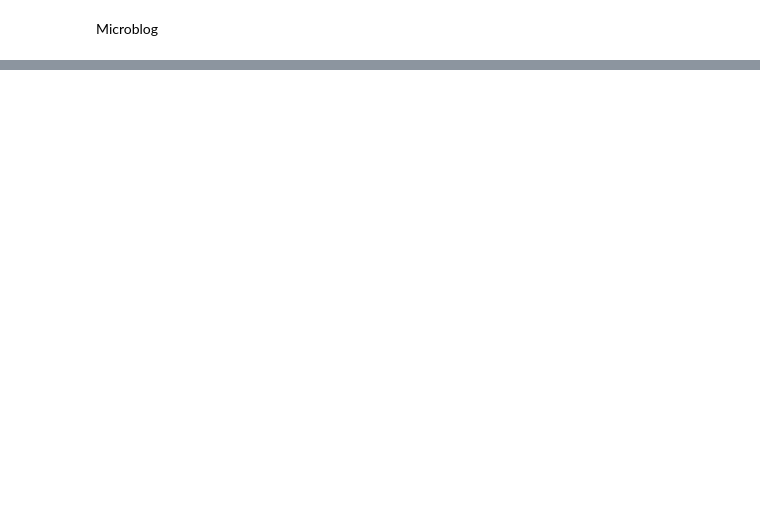
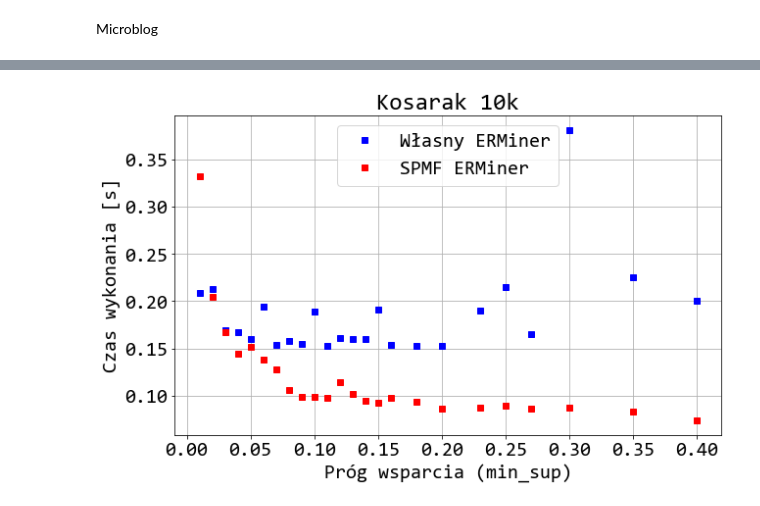
Before and after one commit to Jungliana/ERMiner, a Jupyter notebook: compare_results.ipynb, the cells around one changed output, grey strips where cells are left out. Drawn from its saved outputs; the diff is of its cells as text; code cells hidden in the pictures; blank space fills up the shorter version.

```diff
--- a/compare_results.ipynb
+++ b/compare_results.ipynb
@@ -122,0 +121,9 @@ t1
+# %%
+support_values = [0.4, 0.35, 0.3, 0.27, 0.25, 0.23, 0.2, 0.18, 0.16, 0.15, 0.14, 0.13, 0.12, 0.11, 0.10, 0.09, 0.08, 0.07, 0.06, 0.05, 0.04, 0.03, 0.02, 0.01]
+t1, r1 = custom_erminer_results(support_values, "data/kosarak.txt", confidence=0.7)
+t2, r2 = spmf_erminer_results(support_values, "data/kosarak.txt", confidence=0.7)
+rule_stats_to_csv(support_values, r1, r2, "results/kosarak.csv")
+# %%
+plot_results(support_values, t1, t2, plot_name="Kosarak 10k")
+# %% [output]
+[figure, added]
```
Also changed, not shown: parts of 9 cells of this notebook, 1 other file.
